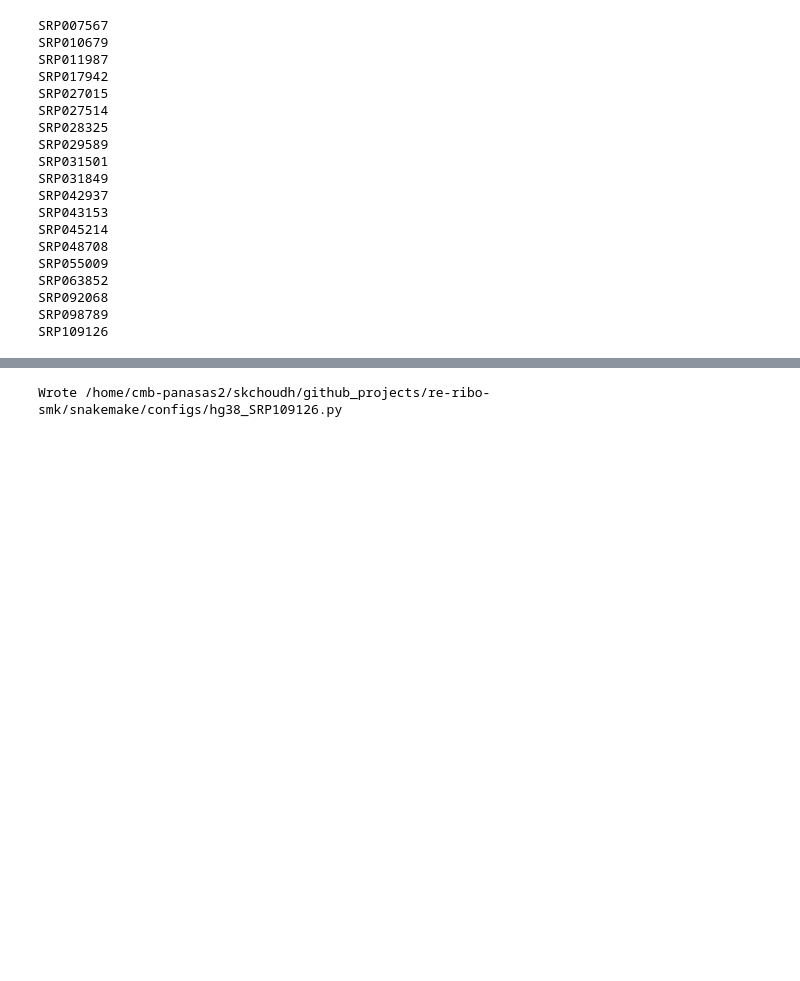
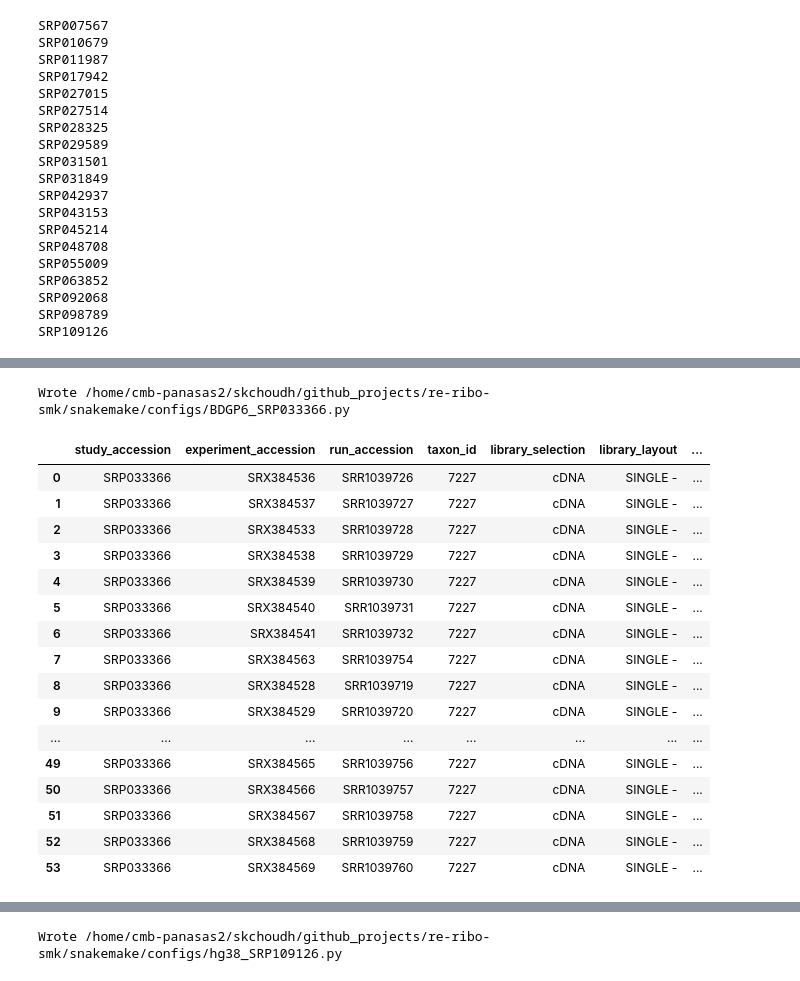
Before and after one commit to saketkc/re-ribo-smk, a Jupyter notebook: notebooks/Symlink-RiboSeq-samples.ipynb, the cells around one changed output, grey strips where cells are left out. Cells and saved outputs as stored; diff of their text form; code cells hidden in the pictures; blank space fills up the shorter version.

Commit message:
Add configs

```diff
--- a/notebooks/Symlink-RiboSeq-samples.ipynb
+++ b/notebooks/Symlink-RiboSeq-samples.ipynb
@@ -87,2 +92,27 @@ SRP109126
 # %%
 db = SRAdb('/staging/as/skchoudh/SRAmetadb.sqlite')
+# %%
+srp = 'SRP033366'
+df = db.sra_convert(srp)
+copy_sra_data(df)
+create_config_file(df=df)
+df
+# %% [output]
+Wrote /home/cmb-panasas2/skchoudh/github_projects/re-ribo-smk/snakemake/configs/BDGP6_SRP033366.py
+|  | study_accession | experiment_accession | run_accession | taxon_id | library_selection | library_layout | ... |
+| 0 | SRP033366 | SRX384536 | SRR1039726 | 7227 | cDNA | SINGLE - | ... |
+| 1 | SRP033366 | SRX384537 | SRR1039727 | 7227 | cDNA | SINGLE - | ... |
+| 2 | SRP033366 | SRX384533 | SRR1039728 | 7227 | cDNA | SINGLE - | ... |
+| 3 | SRP033366 | SRX384538 | SRR1039729 | 7227 | cDNA | SINGLE - | ... |
+| 4 | SRP033366 | SRX384539 | SRR1039730 | 7227 | cDNA | SINGLE - | ... |
+| 5 | SRP033366 | SRX384540 | SRR1039731 | 7227 | cDNA | SINGLE - | ... |
+| 6 | SRP033366 | SRX384541 | SRR1039732 | 7227 | cDNA | SINGLE - | ... |
+| 7 | SRP033366 | SRX384563 | SRR1039754 | 7227 | cDNA | SINGLE - | ... |
+| 8 | SRP033366 | SRX384528 | SRR1039719 | 7227 | cDNA | SINGLE - | ... |
+| 9 | SRP033366 | SRX384529 | SRR1039720 | 7227 | cDNA | SINGLE - | ... |
+| ... | ... | ... | ... | ... | ... | ... | ... |
+| 49 | SRP033366 | SRX384565 | SRR1039756 | 7227 | cDNA | SINGLE - | ... |
+| 50 | SRP033366 | SRX384566 | SRR1039757 | 7227 | cDNA | SINGLE - | ... |
+| 51 | SRP033366 | SRX384567 | SRR1039758 | 7227 | cDNA | SINGLE - | ... |
+| 52 | SRP033366 | SRX384568 | SRR1039759 | 7227 | cDNA | SINGLE - | ... |
+| 53 | SRP033366 | SRX384569 | SRR1039760 | 7227 | cDNA | SINGLE - | ... |
```
Also changed, not shown: parts of 2 cells of this notebook, 12 other files.
